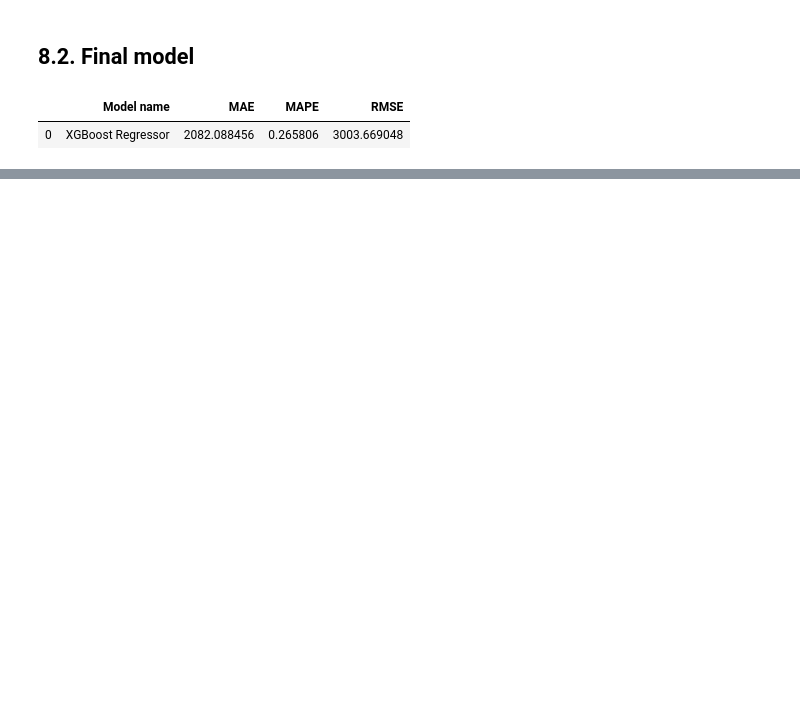
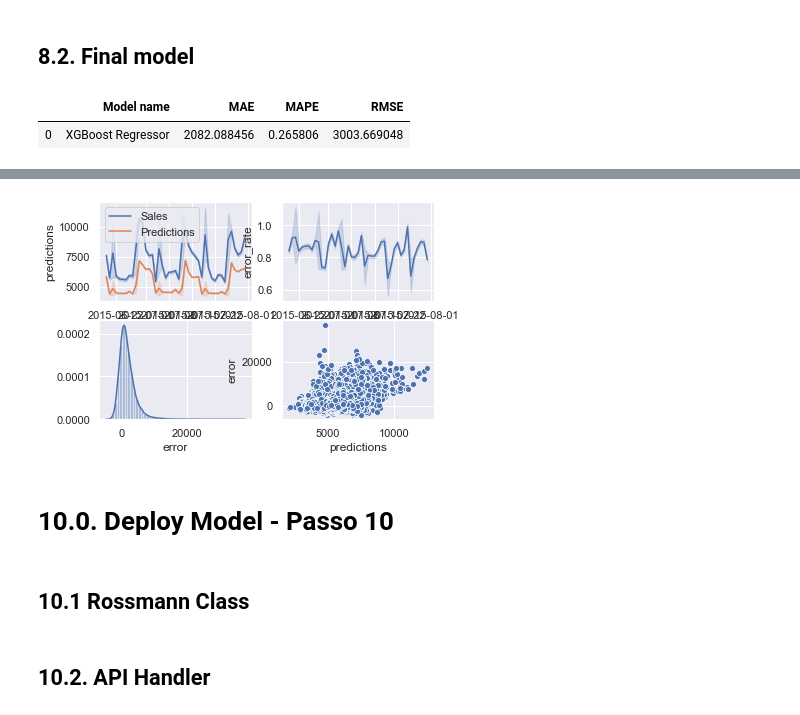
Before and after one commit to cidones/data-science-em-producao, a Jupyter notebook: M07_v01_store_sales_prediction.ipynb, the cells around one changed output, grey strips where cells are left out. Saved outputs shown, nothing was run; the diff lists cells and outputs as text; code cells hidden in the pictures; blank space fills up the shorter version.

```diff
--- a/M07_v01_store_sales_prediction.ipynb
+++ b/M07_v01_store_sales_prediction.ipynb
@@ -1398,0 +1471,4 @@ xgb_result_tuned
+# %%
+df7['error'] = df7['sales'] - df7['predictions']
+
+df7['error_rate'] = df7['predictions'] / df7['sales']
@@ -1398,0 +1486,17 @@ xgb_result_tuned
+# %%
+plt.subplot(2,2,1)
+sns.lineplot(x='date', y='sales', data=df7, label='Sales');
+sns.lineplot(x='date', y='predictions', data=df7, label='Predictions');
+
+plt.subplot(2,2,2)
+sns.lineplot(x='date', y='error_rate', data=df7);
+
+plt.subplot(2,2,3)
+sns.distplot(df7['error']);
+
+plt.subplot(2,2,4)
+sns.scatterplot(df7['predictions'], df7['error']);
+# %% [output]
+[figure, added]
+# %% [markdown]
+# 10.0. Deploy Model - Passo 10
@@ -1398,0 +1506,2 @@ xgb_result_tuned
+# %% [markdown]
+## 10.1 Rossmann Class
@@ -1398,0 +1688,2 @@ xgb_result_tuned
+# %% [markdown]
+## 10.2. API Handler
```
Also changed, not shown: parts of 38 cells of this notebook, 3 other files.
